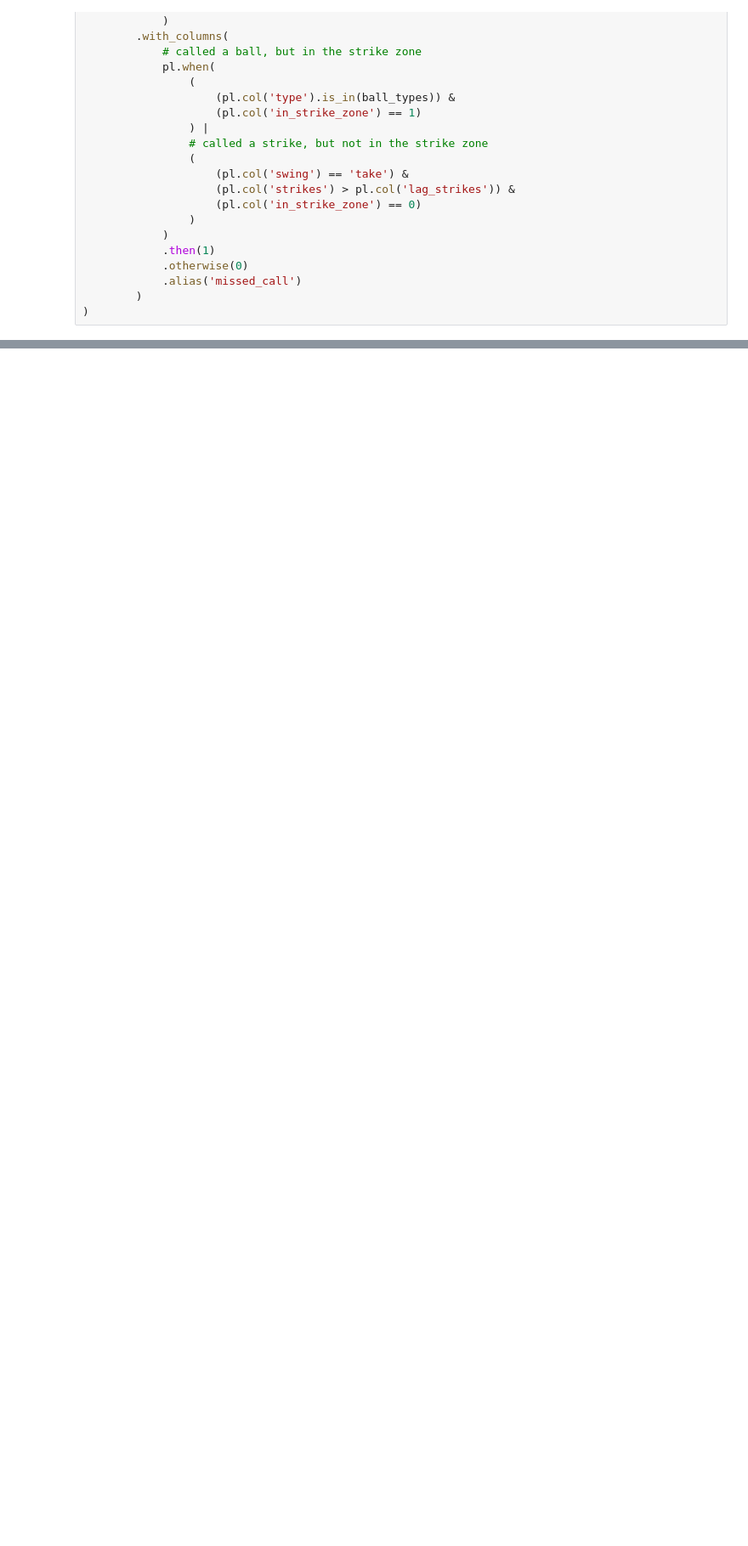
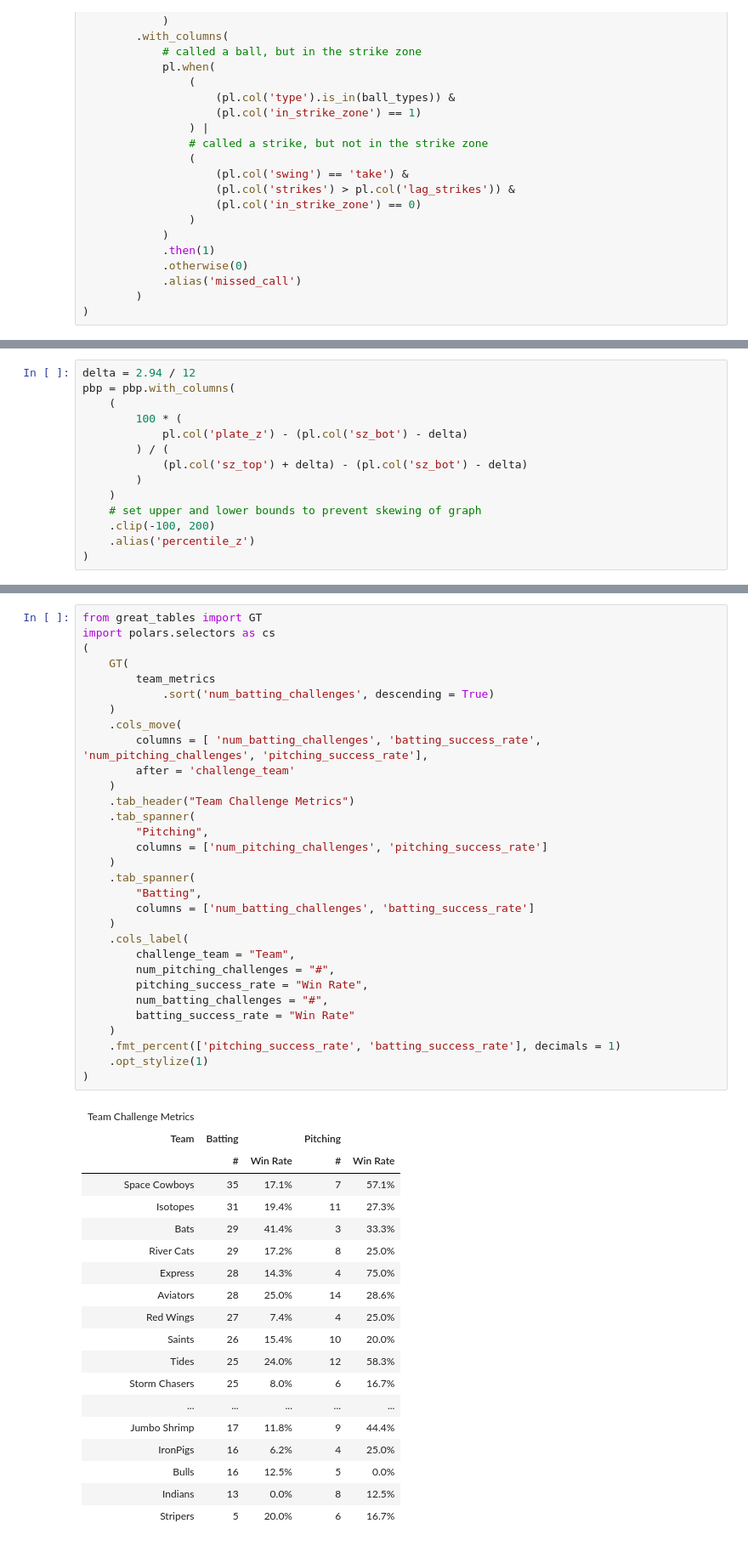
Before and after one commit to sethbilliau/mlb-spring-training, a Jupyter notebook: milb analysis/analysis.ipynb, the cells around one changed output, grey strips where cells are left out. Shown at 85% size. Cells and saved outputs as stored; diff of their text form; blank space fills up the shorter version.

Commit message:
Added functions for visualizing challenges

```diff
--- a/milb analysis/analysis.ipynb
+++ b/milb analysis/analysis.ipynb
@@ -123,0 +159,14 @@ a = (
+# %%
+delta = 2.94 / 12
+pbp = pbp.with_columns(
+    (
+        100 * (
+            pl.col('plate_z') - (pl.col('sz_bot') - delta)
+        ) / (
+            (pl.col('sz_top') + delta) - (pl.col('sz_bot') - delta)
+        )
+    )
+    # set upper and lower bounds to prevent skewing of graph
+    .clip(-100, 200)
+    .alias('percentile_z')
+)
@@ -123,0 +434,51 @@ a = (
+# %%
+from great_tables import GT
+import polars.selectors as cs
+(
+    GT(
+        team_metrics
+            .sort('num_batting_challenges', descending = True)
+    )
+    .cols_move(
+        columns = [ 'num_batting_challenges', 'batting_success_rate', 'num_pitching_challenges', 'pitching_success_rate'],
+        after = 'challenge_team'
+    )
+    .tab_header("Team Challenge Metrics")
+    .tab_spanner(
+        "Pitching",
+        columns = ['num_pitching_challenges', 'pitching_success_rate']
+    )
+    .tab_spanner(
+        "Batting",
+        columns = ['num_batting_challenges', 'batting_success_rate']
+    )
+    .cols_label(
+        challenge_team = "Team",
+        num_pitching_challenges = "#",
+        pitching_success_rate = "Win Rate",
+        num_batting_challenges = "#",
+        batting_success_rate = "Win Rate"
+    )
+    .fmt_percent(['pitching_success_rate', 'batting_success_rate'], decimals = 1)
+    .opt_stylize(1)
+)
+# %% [output]
+| Team Challenge Metrics |  |  |  |  |
+| Team | Batting |  | Pitching |  |
+|  | # | Win Rate | # | Win Rate |
+| Space Cowboys | 35 | 17.1% | 7 | 57.1% |
+| Isotopes | 31 | 19.4% | 11 | 27.3% |
+| Bats | 29 | 41.4% | 3 | 33.3% |
+| River Cats | 29 | 17.2% | 8 | 25.0% |
+| Express | 28 | 14.3% | 4 | 75.0% |
+| Aviators | 28 | 25.0% | 14 | 28.6% |
+| Red Wings | 27 | 7.4% | 4 | 25.0% |
+| Saints | 26 | 15.4% | 10 | 20.0% |
+| Tides | 25 | 24.0% | 12 | 58.3% |
+| Storm Chasers | 25 | 8.0% | 6 | 16.7% |
+| ... | ... | ... | ... | ... |
+| Jumbo Shrimp | 17 | 11.8% | 9 | 44.4% |
+| IronPigs | 16 | 6.2% | 4 | 25.0% |
+| Bulls | 16 | 12.5% | 5 | 0.0% |
+| Indians | 13 | 0.0% | 8 | 12.5% |
+| Stripers | 5 | 20.0% | 6 | 16.7% |
```
Also changed, not shown: parts of 24 cells of this notebook, 1 other file.
